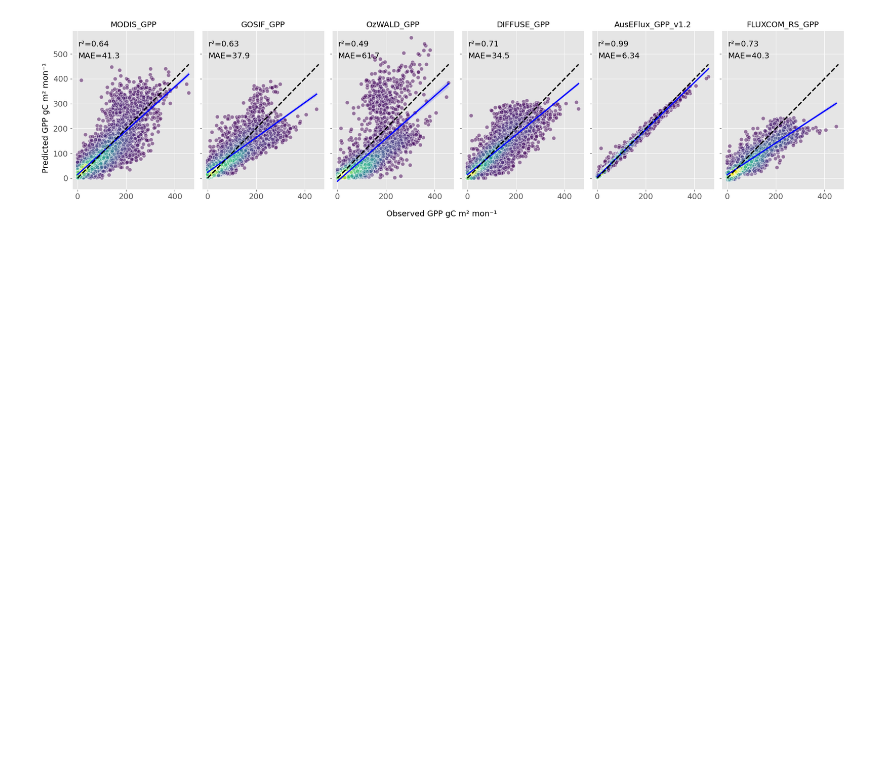
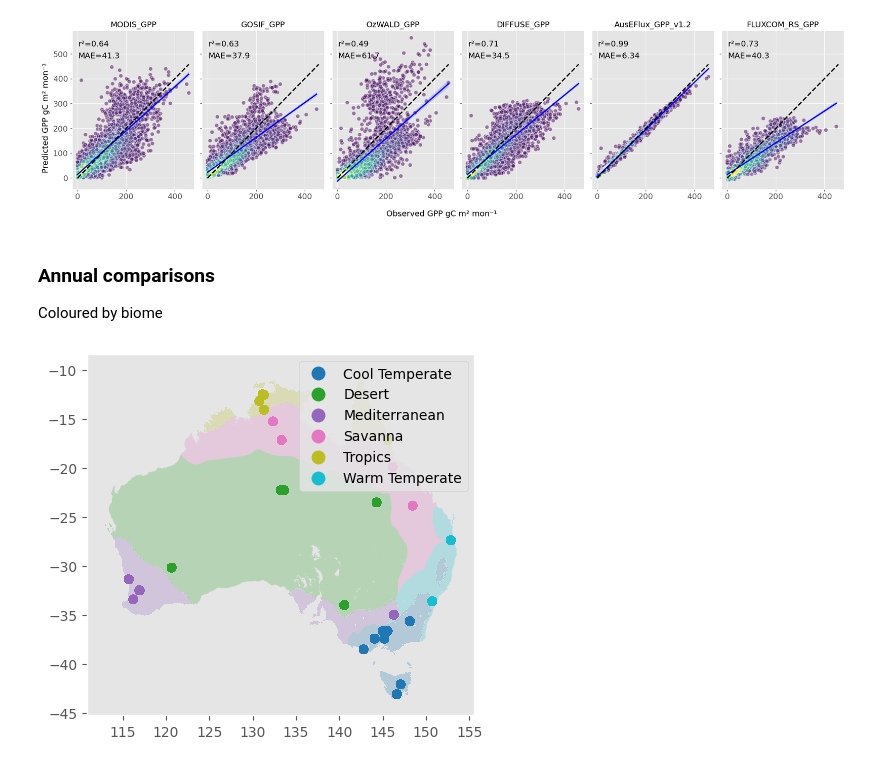
Before and after one commit to cbur24/AusEFlux, a Jupyter notebook: notebooks/analysis/Validate_other_datasets.ipynb, the cells around one changed output. Saved outputs shown, nothing was run; the diff lists cells and outputs as text; code cells hidden in the pictures; blank space fills up the shorter version.

```diff
--- a/notebooks/analysis/Validate_other_datasets.ipynb
+++ b/notebooks/analysis/Validate_other_datasets.ipynb
@@ -109,12 +110,14 @@ for k,v in flux_ts.items():
         v[prod]=ds
 
     df = v.to_dataframe()
-    df = df.drop(['latitude', 'longitude', 'spatial_ref'], axis=1)
+    df = df.drop(['spatial_ref'], axis=1)
     df['site'] = k
     results.append(df)
 
 #combine all results into one larges df
-df = pd.concat(results).reset_index(drop=True)
+df = pd.concat(results)
+df_with_time= df.copy()
+df = df.reset_index(drop=True)
 # %% [output]
 Ridgefield
 Boyagin
@@ -187,3 +192,27 @@ with plt.style.context('ggplot'):
                bbox_inches='tight', dpi=300)
 # %% [output]
 [figure]
+# %% [markdown]
+### Annual comparisons
+
+Coloured by biome
+# %%
+gdf = gpd.read_file('/g/data/os22/chad_tmp/NEE_modelling/data/bioclimatic_regions.geojson')
+
+gdf_ts = gpd.GeoDataFrame(
+    df_with_time, geometry=gpd.points_from_xy(df_with_time.longitude, df_with_time.latitude))
+
+gdf_ts.crs = gdf.crs
+
+gdf_ts = gdf_ts.sjoin(gdf, how="left")
+
+gdf_ts.loc[gdf_ts['site'] == 'CapeTribulation', ['bioclimatic_regions']] = 1.0
+gdf_ts.loc[gdf_ts['site'] == 'CowBay', ['bioclimatic_regions']] = 1.0
+# %%
+with plt.style.context('ggplot'):
+    fig, ax = plt.subplots(1,1, figsize=(5,5))
+    gdf.plot(column='region_name', ax=ax, alpha=0.25)
+    gdf_ts.plot(ax=ax, column='region_name', legend=True)
+    ax.grid(None)
+# %% [output]
+[figure, added]
```
Also changed, not shown: parts of 5 cells of this notebook, 8 other files.
